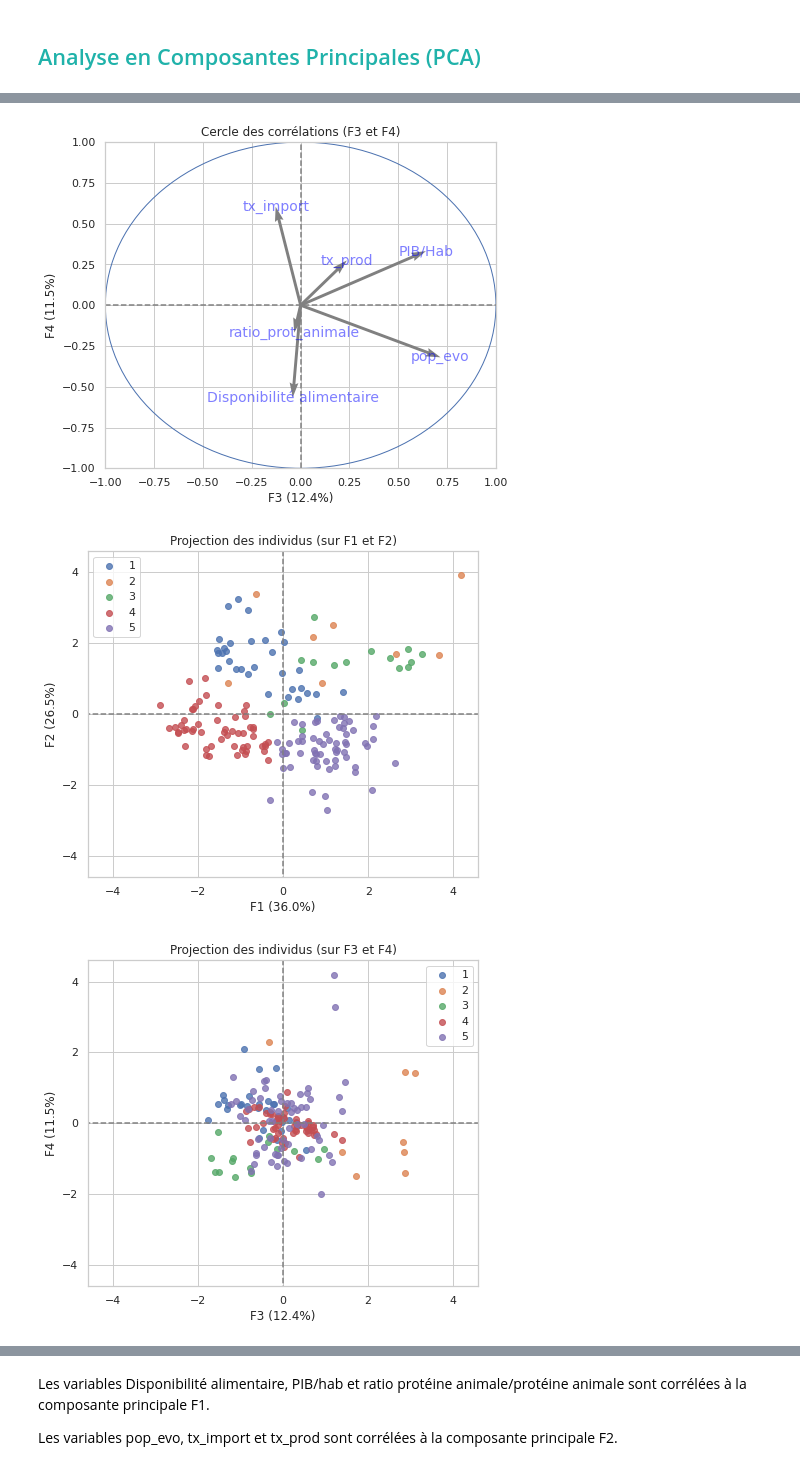
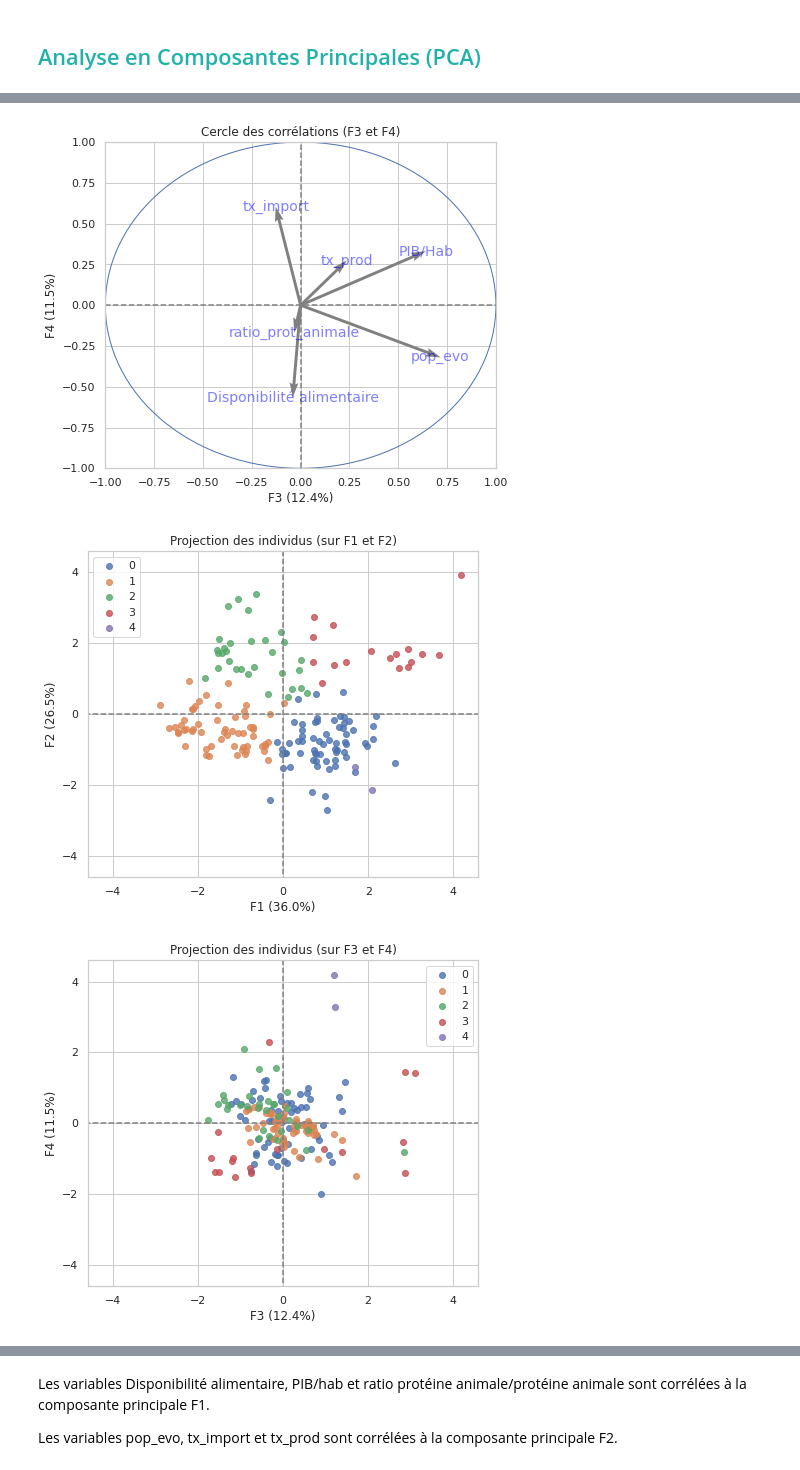
Before and after one commit to Randasabag/Etude-de-march-de-la-poule-qui-chante-avec-Python, a Jupyter notebook: projet9V1.ipynb, the cells around one changed output, grey strips where cells are left out. Saved outputs shown, nothing was run; the diff lists cells and outputs as text; code cells hidden in the pictures.

```diff
--- a/projet9V1.ipynb
+++ b/projet9V1.ipynb
@@ -1900,36 +1882,36 @@ plt.show()
 # %%
 from sklearn.decomposition import PCA
 from sklearn import decomposition, preprocessing
 
 n_comp=4
 
 # Création du PCA pour réduire les données à 2 dimensions pour la visualisation
 pca = PCA(n_components=n_comp)
 pca.fit(X_scaled)
 
 # Cercle des corrélations
 from functions import display_circles
 pcs = pca.components_
 display_circles(pcs, n_comp, pca, [(0,1),(2,3)], labels = np.array(df_finalise.columns))
 
 # Projection des individus (nouvel espace vectoriel)
 X_projected = pca.transform(X_scaled)
 
 # Affiche un scatter plot des points des data dans le nouvel espace vectoriel
 from functions import display_factorial_planes
-display_factorial_planes(X_projected, n_comp, pca, [(0,1),(2,3)], labels=None, illustrative_var = cluster, alpha = 0.8)
+display_factorial_planes(X_projected, n_comp, pca, [(0,1),(2,3)], labels=None, illustrative_var = clusters, alpha = 0.8)
 
 # Eboulis des valeurs propres
 from functions import display_scree_plot
 display_scree_plot(pca)
 
 plt.savefig("PCA.png")
 plt.show()
 # %% [output]
 [figure]
 [figure]
-[figure, old version]
+[figure, new version]
-[figure, old version]
+[figure, new version]
 [figure]
 <Figure size 432x288 with 0 Axes>
 # %% [markdown]
```
Also changed, not shown: parts of 28 cells of this notebook.
